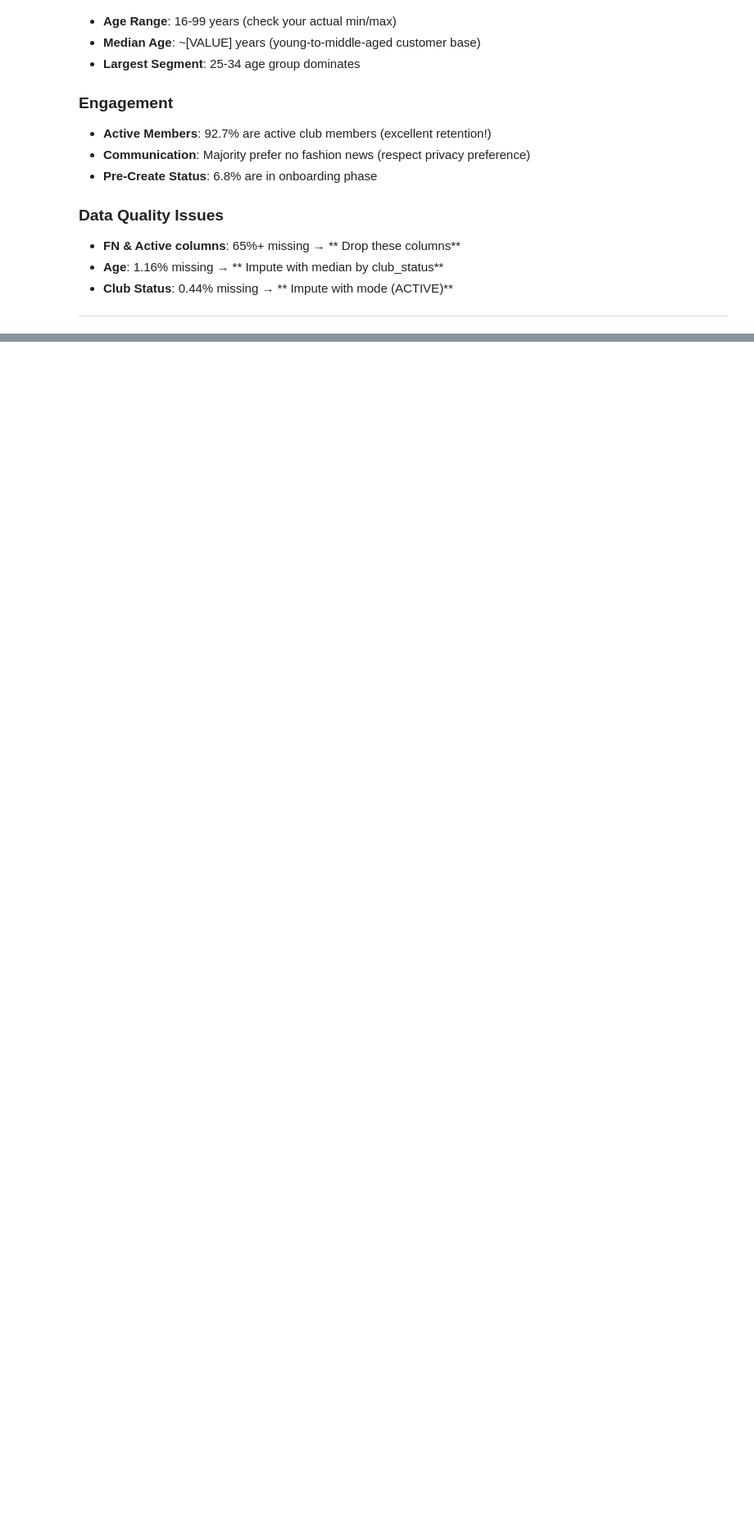
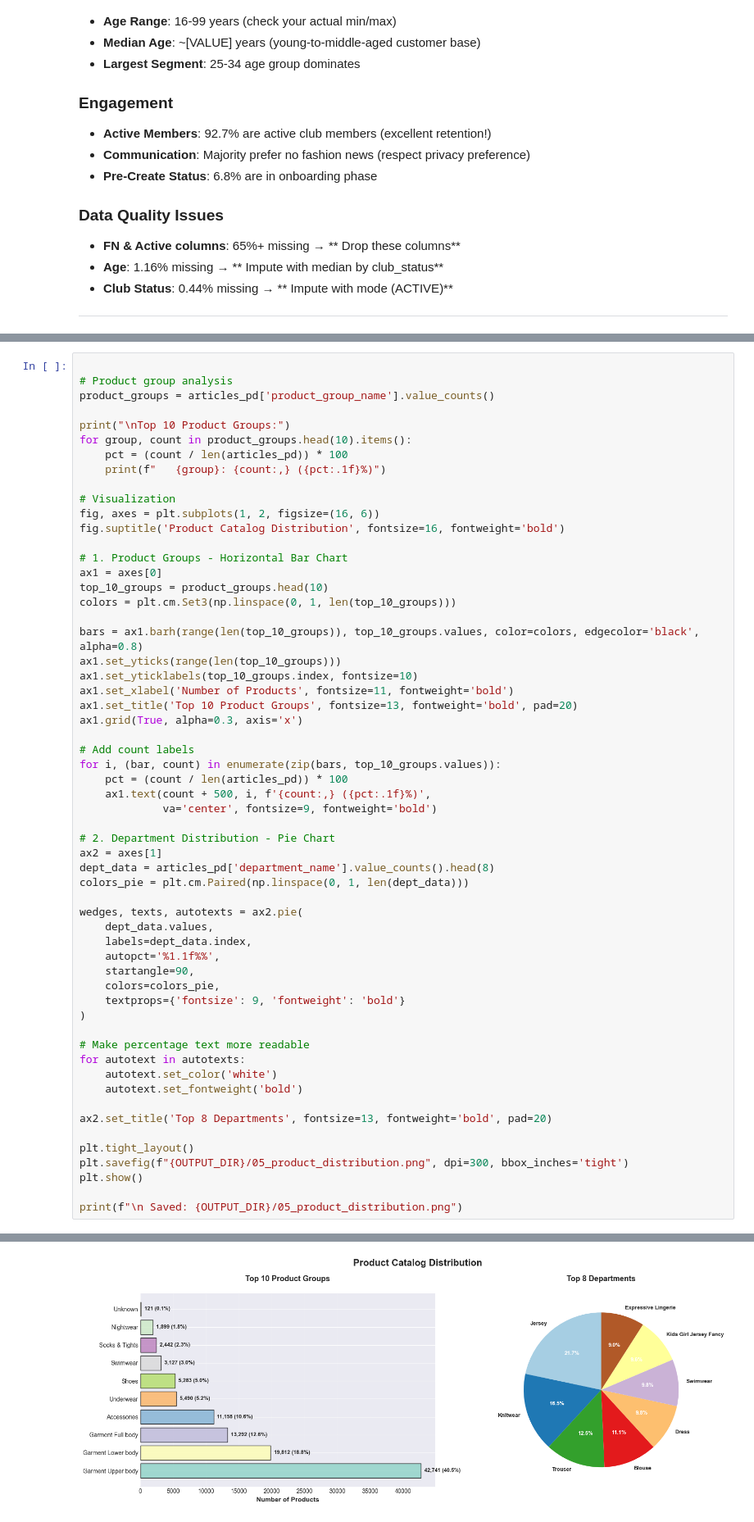
Before and after one commit to DeneeshK/H-M-Ecommerce-Intelligence-with-SPARK, a Jupyter notebook: notebooks/01_EDA.ipynb, the cells around one changed output, grey strips where cells are left out. Shown at 82% size. Saved outputs shown, nothing was run; the diff lists cells and outputs as text; blank space fills up the shorter version.

```diff
--- a/notebooks/01_EDA.ipynb
+++ b/notebooks/01_EDA.ipynb
@@ -598,0 +656,59 @@ age_group
+# %%
+
+# Product group analysis
+product_groups = articles_pd['product_group_name'].value_counts()
+
+print("\nTop 10 Product Groups:")
+for group, count in product_groups.head(10).items():
+    pct = (count / len(articles_pd)) * 100
+    print(f"   {group}: {count:,} ({pct:.1f}%)")
+
+# Visualization
+fig, axes = plt.subplots(1, 2, figsize=(16, 6))
+fig.suptitle('Product Catalog Distribution', fontsize=16, fontweight='bold')
+
+# 1. Product Groups - Horizontal Bar Chart
+ax1 = axes[0]
+top_10_groups = product_groups.head(10)
+colors = plt.cm.Set3(np.linspace(0, 1, len(top_10_groups)))
+
+bars = ax1.barh(range(len(top_10_groups)), top_10_groups.values, color=colors, edgecolor='black', alpha=0.8)
+ax1.set_yticks(range(len(top_10_groups)))
+ax1.set_yticklabels(top_10_groups.index, fontsize=10)
+ax1.set_xlabel('Number of Products', fontsize=11, fontweight='bold')
+ax1.set_title('Top 10 Product Groups', fontsize=13, fontweight='bold', pad=20)
+ax1.grid(True, alpha=0.3, axis='x')
+
+# Add count labels
+for i, (bar, count) in enumerate(zip(bars, top_10_groups.values)):
+    pct = (count / len(articles_pd)) * 100
+    ax1.text(count + 500, i, f'{count:,} ({pct:.1f}%)',
+             va='center', fontsize=9, fontweight='bold')
+
+# 2. Department Distribution - Pie Chart
+ax2 = axes[1]
+dept_data = articles_pd['department_name'].value_counts().head(8)
+colors_pie = plt.cm.Paired(np.linspace(0, 1, len(dept_data)))
+
+wedges, texts, autotexts = ax2.pie(
+    dept_data.values,
+    labels=dept_data.index,
+    autopct='%1.1f%%',
+    startangle=90,
+    colors=colors_pie,
+    textprops={'fontsize': 9, 'fontweight': 'bold'}
+)
+
+# Make percentage text more readable
+for autotext in autotexts:
+    autotext.set_color('white')
+    autotext.set_fontweight('bold')
+
+ax2.set_title('Top 8 Departments', fontsize=13, fontweight='bold', pad=20)
+
+plt.tight_layout()
+plt.savefig(f"{OUTPUT_DIR}/05_product_distribution.png", dpi=300, bbox_inches='tight')
+plt.show()
+
+print(f"\n Saved: {OUTPUT_DIR}/05_product_distribution.png")
+# %% [output]
@@ -598,0 +726 @@ age_group
+[figure, added]
```
Also changed, not shown: parts of 86 cells of this notebook, 10 other files.
